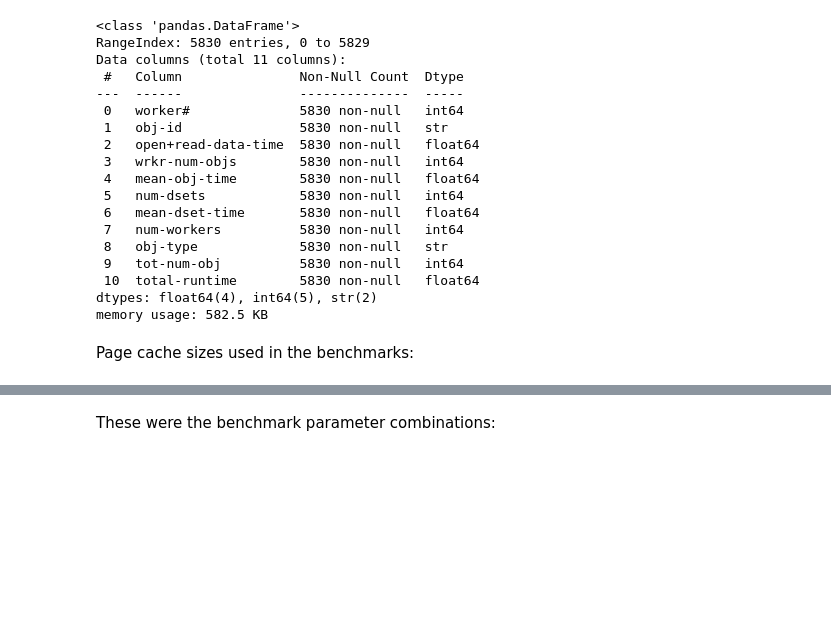
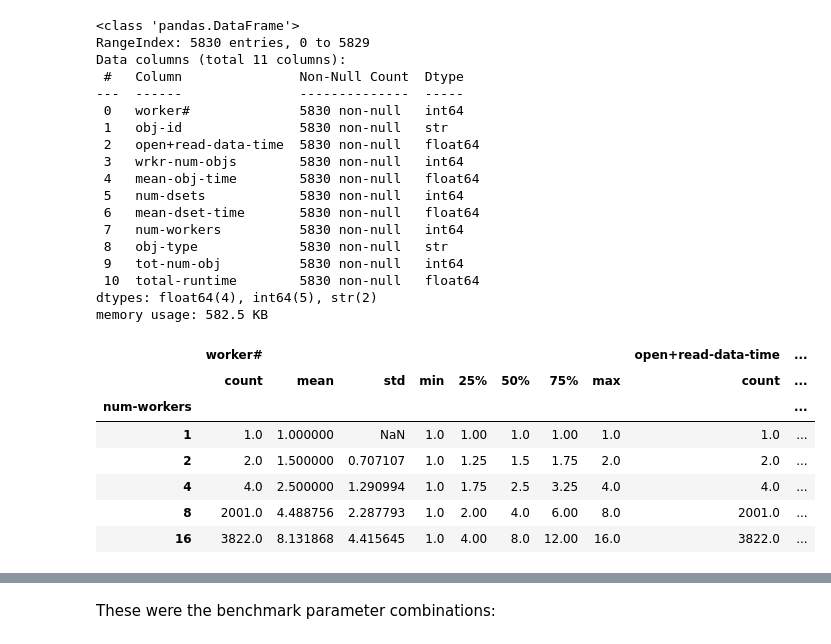
Before and after one commit to jreadey/MDSplusBench, a Jupyter notebook: hsds/single-shot/bench-analysis.ipynb, the cells around one changed output, grey strips where cells are left out. Saved outputs shown, nothing was run; the diff lists cells and outputs as text; code cells hidden in the pictures; blank space fills up the shorter version.

```diff
--- a/hsds/single-shot/bench-analysis.ipynb
+++ b/hsds/single-shot/bench-analysis.ipynb
@@ -78,5 +100,14 @@ Data columns (total 11 columns):
  10  total-runtime        5830 non-null   float64
 dtypes: float64(4), int64(5), str(2)
 memory usage: 582.5 KB
-# %% [markdown]
-Page cache sizes used in the benchmarks:
+# %%
+s3_data_old.groupby(["num-workers"]).describe()
+# %% [output]
+|  | worker# |  |  |  |  |  |  |  | open+read-data-time | ... |
+|  | count | mean | std | min | 25% | 50% | 75% | max | count | ... |
+| num-workers |  |  |  |  |  |  |  |  |  | ... |
+| 1 | 1.0 | 1.000000 | NaN | 1.0 | 1.00 | 1.0 | 1.00 | 1.0 | 1.0 | ... |
+| 2 | 2.0 | 1.500000 | 0.707107 | 1.0 | 1.25 | 1.5 | 1.75 | 2.0 | 2.0 | ... |
+| 4 | 4.0 | 2.500000 | 1.290994 | 1.0 | 1.75 | 2.5 | 3.25 | 4.0 | 4.0 | ... |
+| 8 | 2001.0 | 4.488756 | 2.287793 | 1.0 | 2.00 | 4.0 | 6.00 | 8.0 | 2001.0 | ... |
+| 16 | 3822.0 | 8.131868 | 4.415645 | 1.0 | 4.00 | 8.0 | 12.00 | 16.0 | 3822.0 | ... |
```
Also changed, not shown: parts of 9 cells of this notebook.
